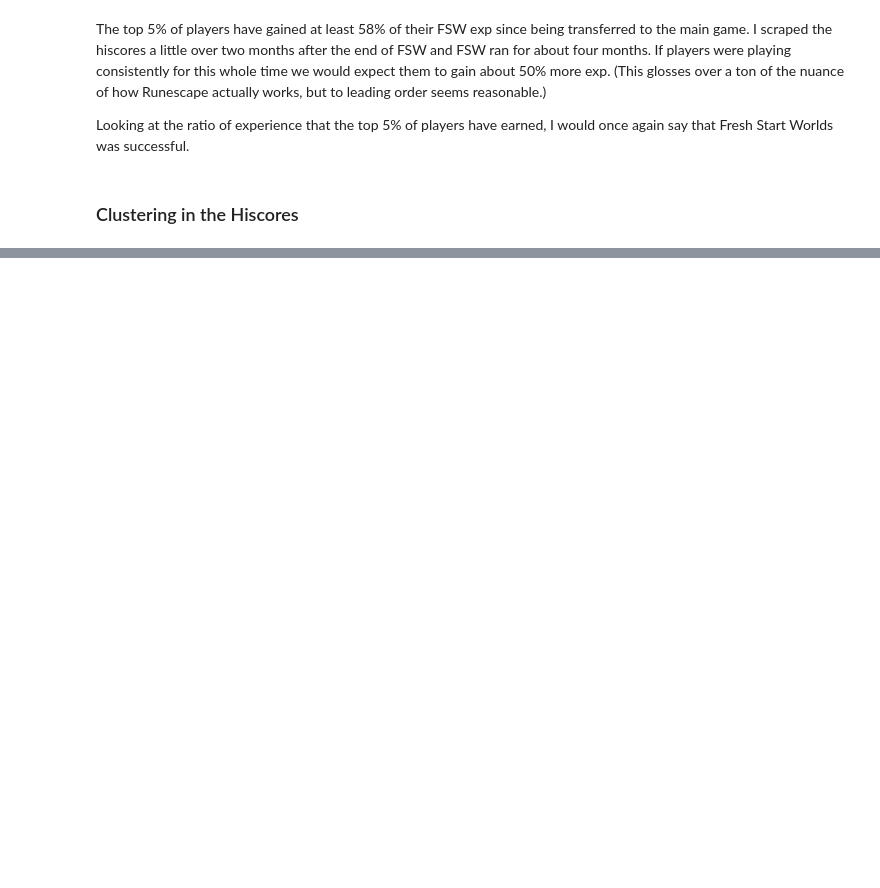
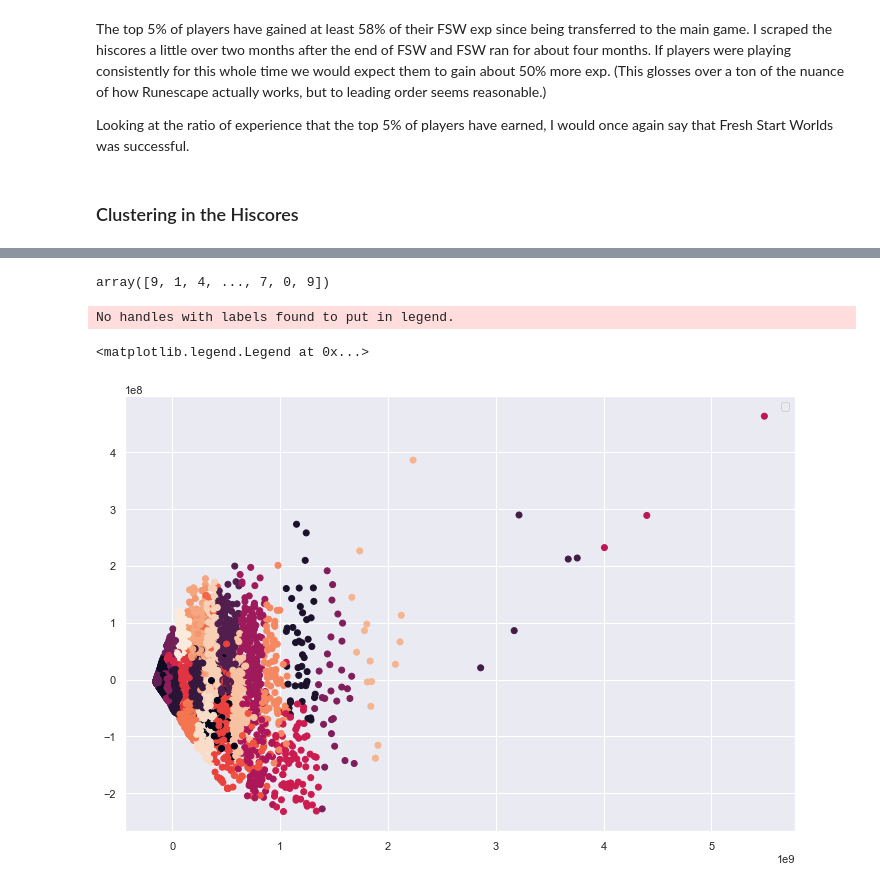
Before and after one commit to trevbrunnen/RunescapeFSW, a Jupyter notebook: FSW Hiscores Analysis - Continuing Players.ipynb, the cells around one changed output, grey strips where cells are left out. Saved outputs shown, nothing was run; the diff lists cells and outputs as text; code cells hidden in the pictures; blank space fills up the shorter version.

```diff
--- a/FSW Hiscores Analysis - Continuing Players.ipynb
+++ b/FSW Hiscores Analysis - Continuing Players.ipynb
@@ -248,0 +248,5 @@ Score was 42847832.09534741 for 29 clusters.
+# %%
+kmeans = KMeans(n_clusters=10, random_state=444,init='k-means++').fit(currentexp)
+# %%
+pca = PCA(n_components = 2)
+pca_features = pca.fit_transform(currentexp)
@@ -248,0 +263,13 @@ Score was 42847832.09534741 for 29 clusters.
+# %%
+kmeans.predict(currentexp)
+# %% [output]
+array([9, 1, 4, ..., 7, 0, 9])
+# %%
+pca_fig = plt.figure('pca',figsize = (12,8),facecolor = 'white')
+pca_ax = pca_fig.add_subplot(111)
+pca_plot = pca_ax.scatter(pca_features[:,0],pca_features[:,1],c=kmeans.predict(currentexp))
+pca_ax.legend()
+# %% [output]
+No handles with labels found to put in legend.
+<matplotlib.legend.Legend at 0x...>
+[figure, added]
```
Also changed, not shown: parts of 20 cells of this notebook.
